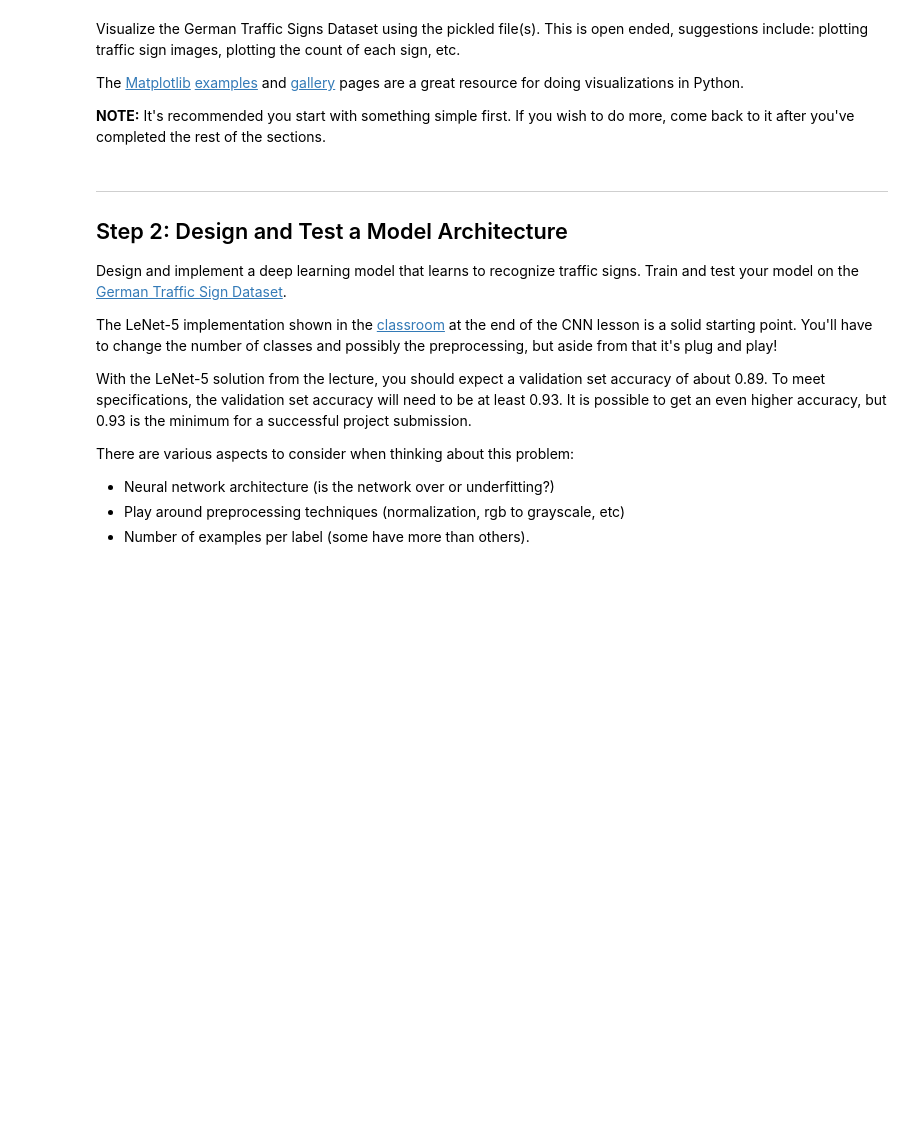
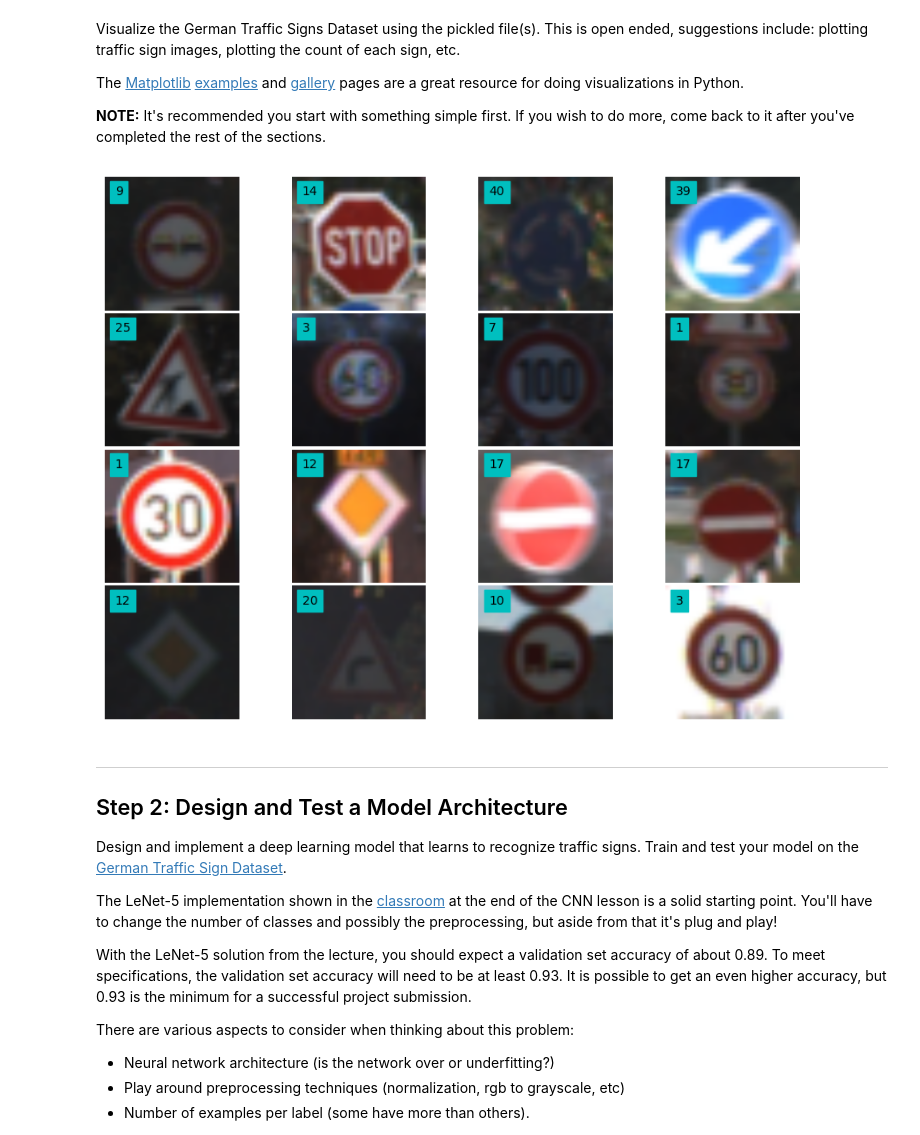
Before and after one commit to ingenieroariel/CarND-Traffic-Sign-Classifier-Project, a Jupyter notebook: Traffic_Sign_Classifier.ipynb, the cells around one changed output. Cells and saved outputs as stored; diff of their text form; code cells hidden in the pictures; blank space fills up the shorter version.

```diff
--- a/Traffic_Sign_Classifier.ipynb
+++ b/Traffic_Sign_Classifier.ipynb
@@ -97,3 +93,35 @@ import matplotlib.pyplot as plt
+# %%
+### Data exploration visualization code goes here.
+### Feel free to use as many code cells as needed.
+import matplotlib.pyplot as plt
+import matplotlib.gridspec as gridspec
+# Visualizations will be shown in the notebook.
+%matplotlib inline
+
+def plot_random_3C(n_row,n_col,X,y):
+
+    plt.figure(figsize = (11,8))
+    gs1 = gridspec.GridSpec(n_row,n_row)
+    gs1.update(wspace=0.01, hspace=0.02) # set the spacing between axes.
+
+    for i in range(n_row*n_col):
+        # i = i + 1 # grid spec indexes from 0
+        ax1 = plt.subplot(gs1[i])
+        plt.axis('on')
+        ax1.set_xticklabels([])
+        ax1.set_yticklabels([])
+        ax1.set_aspect('equal')
+        #plt.subplot(4,11,i+1)
+        ind_plot = np.random.randint(1,len(y))
+        plt.imshow(X[ind_plot])
+        plt.text(2,4,str(y[ind_plot]),
+             color='k',backgroundcolor='c')
+        plt.axis('off')
+    plt.show()
+
+plot_random_3C(4,4,X_train,y_train)
+# %% [output]
+[figure, added]
 # %% [markdown]
 ----
 
```
Also changed, not shown: parts of 16 cells of this notebook.
